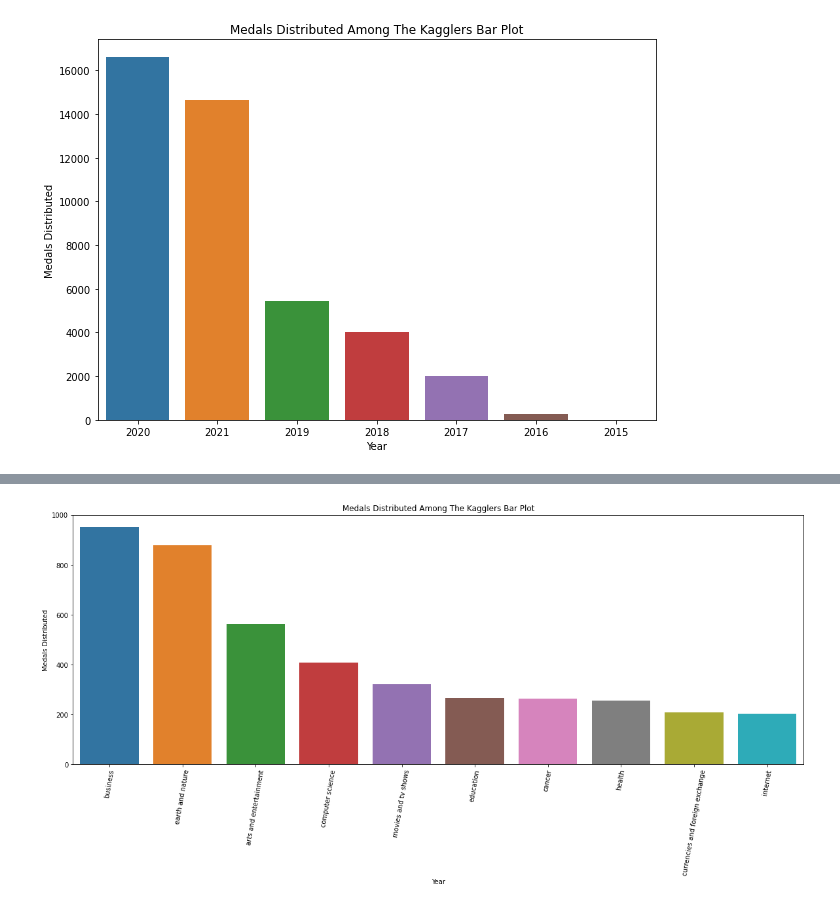
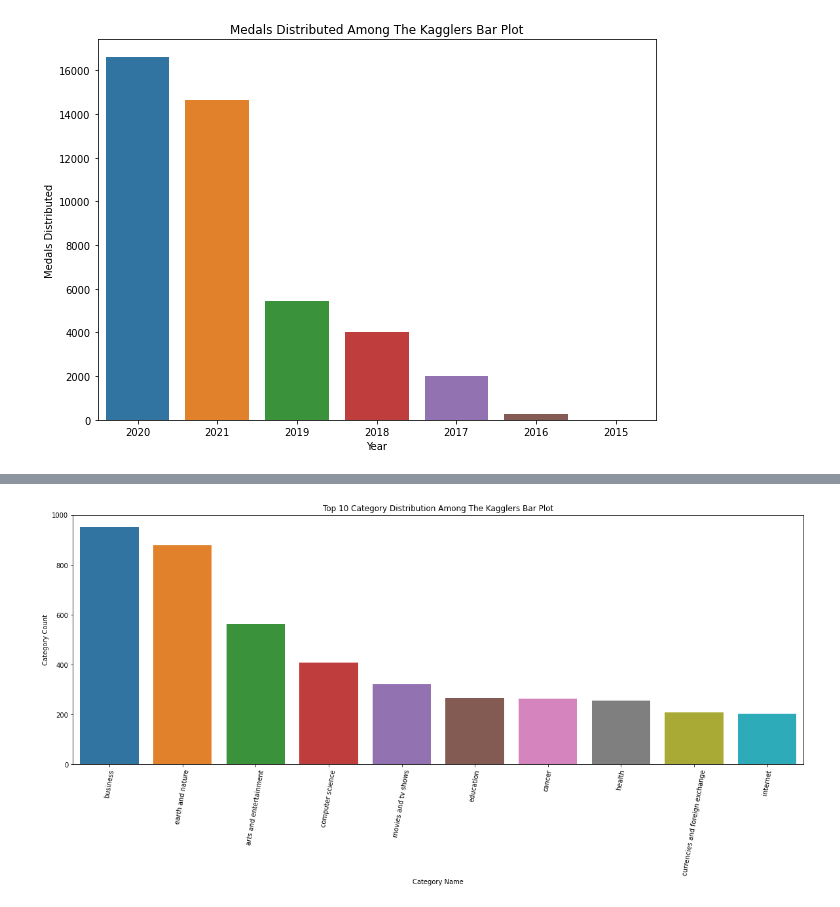
Before and after one commit to everydaycodings/Data-Science-End-To-End-Notebook-Project, a Jupyter notebook: Metadata_of_Kaggle_dataset.ipynb, the cells around one changed output, grey strips where cells are left out. Drawn from its saved outputs; the diff is of its cells as text; code cells hidden in the pictures.

```diff
--- a/Metadata_of_Kaggle_dataset.ipynb
+++ b/Metadata_of_Kaggle_dataset.ipynb
@@ -108,13 +122,13 @@ plt.show()
 # %%
 top10_category = data["key"].value_counts()[1:].head(10).reset_index()
 top10_category["index"] = top10_category["index"].str.replace("[", "", regex=True).replace("]", "", regex=True).replace("'", "", regex=True)
 
 plt.figure(figsize=(20,7))
 sns.barplot(x="index" ,y="key" ,data=top10_category)
-plt.title("Medals Distributed Among The Kagglers Bar Plot")
-plt.xlabel("Year")
-plt.ylabel("Medals Distributed")
+plt.title("Top 10 Category Distribution Among The Kagglers Bar Plot")
+plt.xlabel("Category Name")
+plt.ylabel("Category Count")
 plt.xticks(rotation=80)
 plt.show()
 # %% [output]
-[figure, old version]
+[figure, new version]
```
Also changed, not shown: parts of 12 cells of this notebook.
